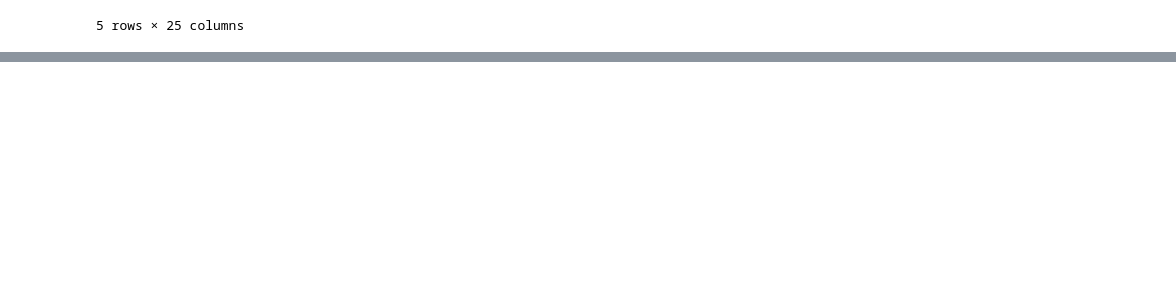
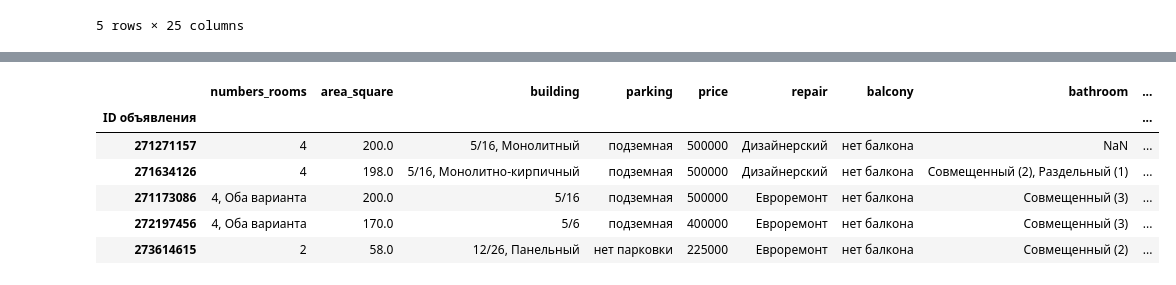
Before and after one commit to b4dm0nd4y/elbrus_ds_project_0, a Jupyter notebook: notebooks/preprocessing.ipynb, the cells around one changed output, grey strips where cells are left out. Cells and saved outputs as stored; diff of their text form; code cells hidden in the pictures; blank space fills up the shorter version.

```diff
--- a/notebooks/preprocessing.ipynb
+++ b/notebooks/preprocessing.ipynb
@@ -127,3 +129,5 @@ df.drop(df.loc[df.loc[:,'metro_station'].str.contains('Лужники')].index,
+# %%
+df.drop(columns=['metro'], inplace=True)
 # %%
 # Обрабатываем колонку цены и приводим к числовому типу
 # %%
@@ -159,3 +163,13 @@ df['price'] = df.loc[:,'price'].apply(calculate_total)
 # %%
 #plt.figure(figsize=(20,10))
 #sns.heatmap(df.apply(lambda x : pd.factorize(x)[0]).corr(method='pearson', min_periods=10), annot=True)
+# %%
+df.head()
+# %% [output]
+|  | numbers_rooms | area_square | building | parking | price | repair | balcony | bathroom | ... |
+| ID объявления |  |  |  |  |  |  |  |  | ... |
+| 271271157 | 4 | 200.0 | 5/16, Монолитный | подземная | 500000 | Дизайнерский | нет балкона | NaN | ... |
+| 271634126 | 4 | 198.0 | 5/16, Монолитно-кирпичный | подземная | 500000 | Дизайнерский | нет балкона | Совмещенный (2), Раздельный (1) | ... |
+| 271173086 | 4, Оба варианта | 200.0 | 5/16 | подземная | 500000 | Евроремонт | нет балкона | Совмещенный (3) | ... |
+| 272197456 | 4, Оба варианта | 170.0 | 5/6 | подземная | 400000 | Евроремонт | нет балкона | Совмещенный (3) | ... |
+| 273614615 | 2 | 58.0 | 12/26, Панельный | нет парковки | 225000 | Евроремонт | нет балкона | Совмещенный (2) | ... |
```
Also changed, not shown: parts of 1 cell of this notebook.
